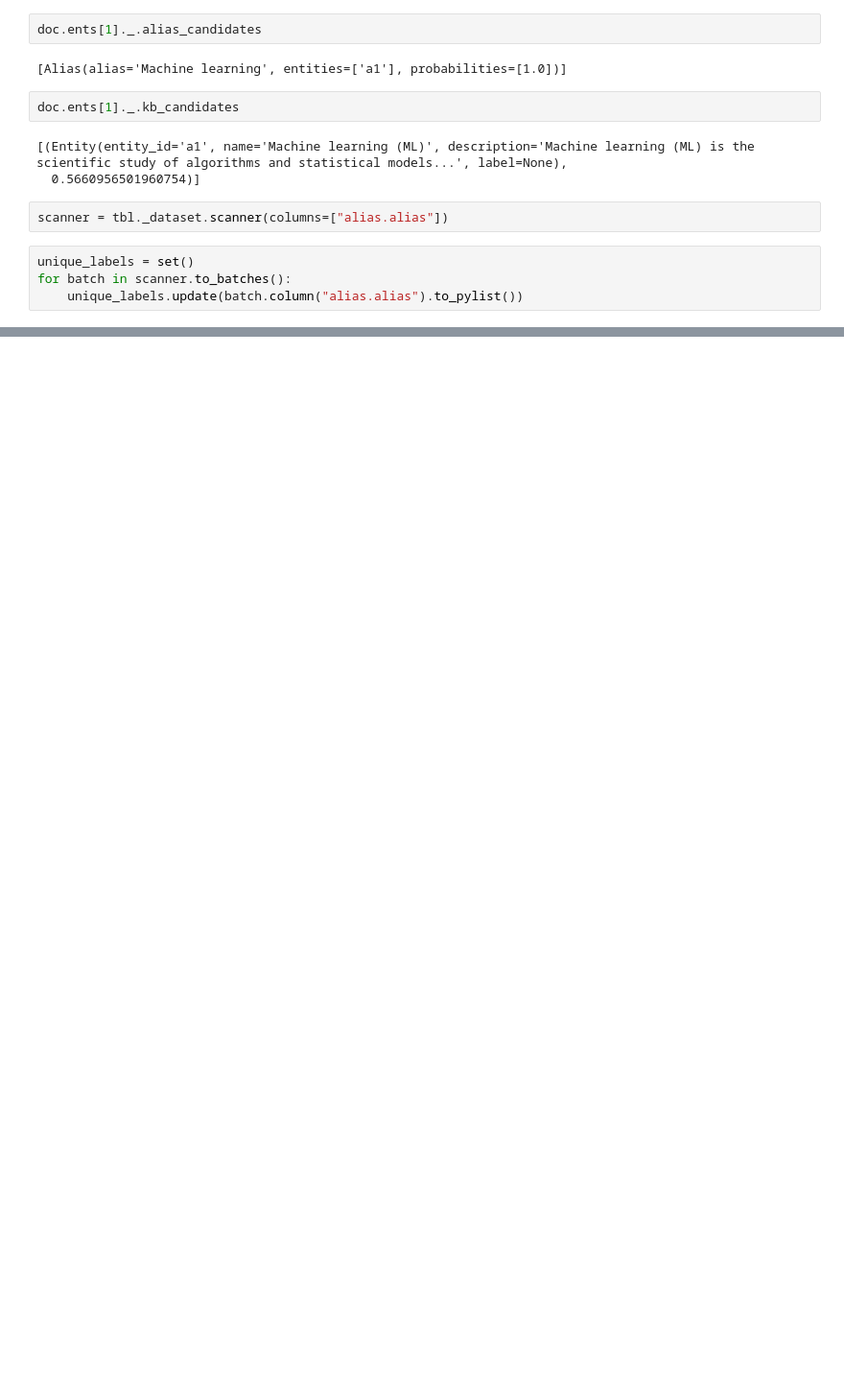
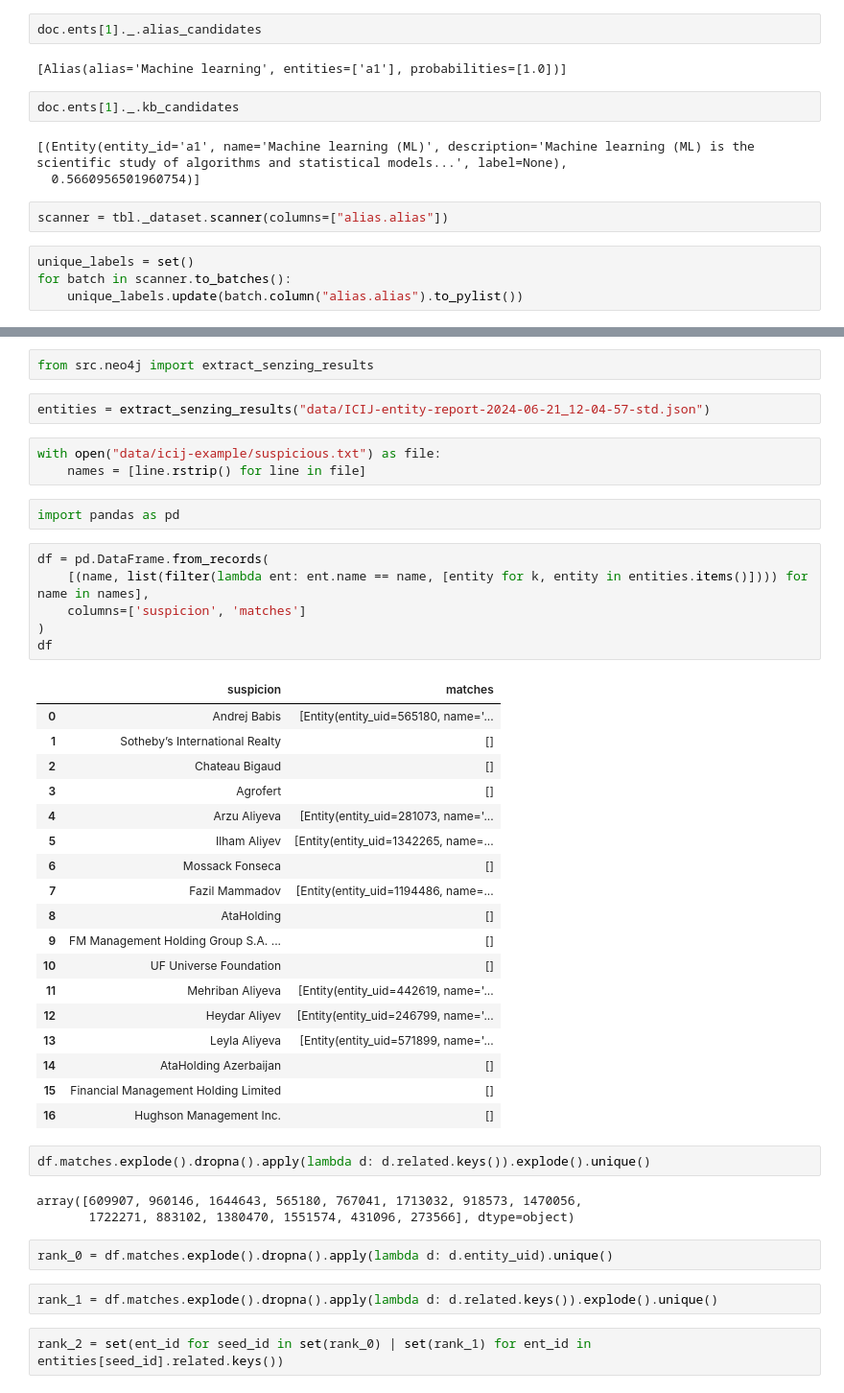
Before and after one commit to louisguitton/erkg-tutorials, a Jupyter notebook: dev.ipynb, the cells around one changed output, grey strips where cells are left out. Shown at 96% size. Drawn from its saved outputs; the diff is of its cells as text; blank space fills up the shorter version.

```diff
--- a/dev.ipynb
+++ b/dev.ipynb
@@ -556,0 +791,45 @@ len(unique_labels)
+# %%
+from src.neo4j import extract_senzing_results
+# %%
+entities = extract_senzing_results("data/ICIJ-entity-report-2024-06-21_12-04-57-std.json")
+# %%
+with open("data/icij-example/suspicious.txt") as file:
+    names = [line.rstrip() for line in file]
+# %%
+import pandas as pd
+# %%
+df = pd.DataFrame.from_records(
+    [(name, list(filter(lambda ent: ent.name == name, [entity for k, entity in entities.items()]))) for name in names],
+    columns=['suspicion', 'matches']
+)
+df
+# %% [output]
+|  | suspicion | matches |
+| 0 | Andrej Babis | [Entity(entity_uid=565180, name='... |
+| 1 | Sotheby’s International Realty | [] |
+| 2 | Chateau Bigaud | [] |
+| 3 | Agrofert | [] |
+| 4 | Arzu Aliyeva | [Entity(entity_uid=281073, name='... |
+| 5 | Ilham Aliyev | [Entity(entity_uid=1342265, name=... |
+| 6 | Mossack Fonseca | [] |
+| 7 | Fazil Mammadov | [Entity(entity_uid=1194486, name=... |
+| 8 | AtaHolding | [] |
+| 9 | FM Management Holding Group S.A. ... | [] |
+| 10 | UF Universe Foundation | [] |
+| 11 | Mehriban Aliyeva | [Entity(entity_uid=442619, name='... |
+| 12 | Heydar Aliyev | [Entity(entity_uid=246799, name='... |
+| 13 | Leyla Aliyeva | [Entity(entity_uid=571899, name='... |
+| 14 | AtaHolding Azerbaijan | [] |
+| 15 | Financial Management Holding Limited | [] |
+| 16 | Hughson Management Inc. | [] |
+# %%
+df.matches.explode().dropna().apply(lambda d: d.related.keys()).explode().unique()
+# %% [output]
+array([609907, 960146, 1644643, 565180, 767041, 1713032, 918573, 1470056,
+       1722271, 883102, 1380470, 1551574, 431096, 273566], dtype=object)
+# %%
+rank_0 = df.matches.explode().dropna().apply(lambda d: d.entity_uid).unique()
+# %%
+rank_1 = df.matches.explode().dropna().apply(lambda d: d.related.keys()).explode().unique()
+# %%
+rank_2 = set(ent_id for seed_id in set(rank_0) | set(rank_1) for ent_id in entities[seed_id].related.keys())
```
Also changed, not shown: parts of 45 cells of this notebook, 14 other files.
